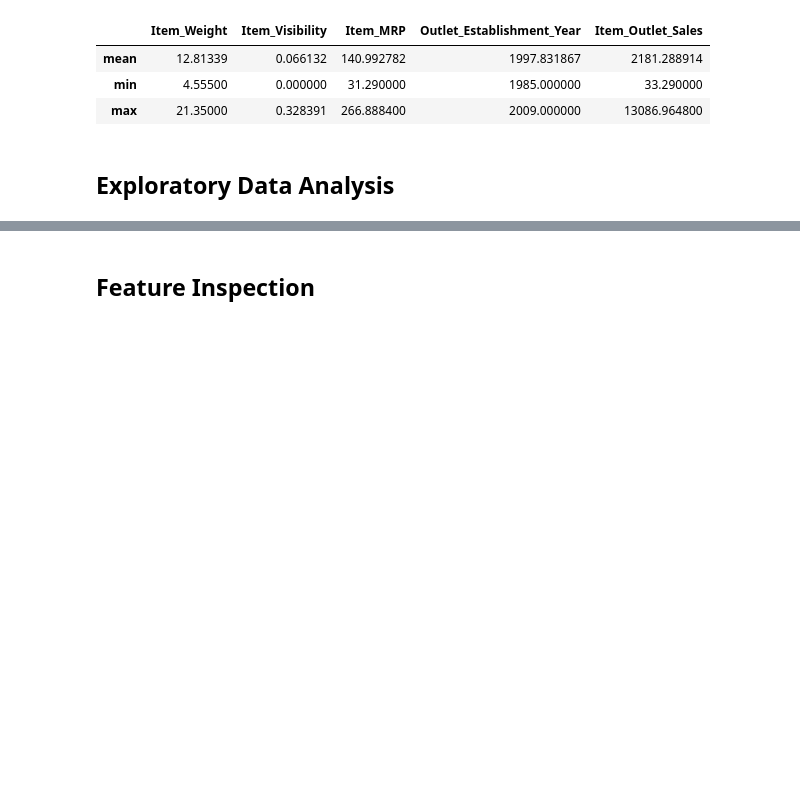
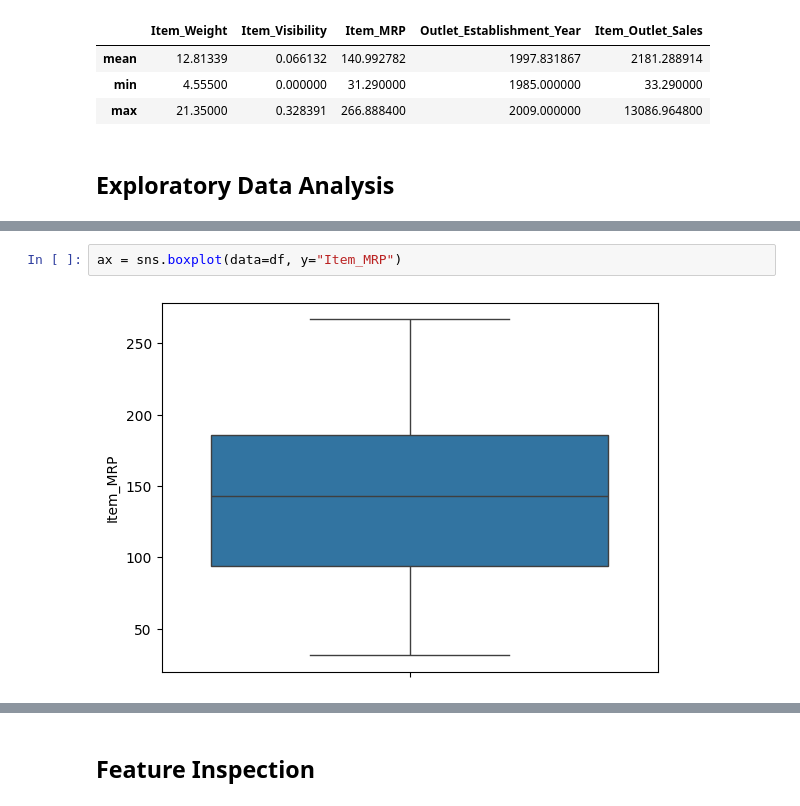
Before and after one commit to AymanAlnajjar/Prediction-of-Product-Sales, a Jupyter notebook: Prediction_of_Product_Sale.ipynb, the cells around one changed output, grey strips where cells are left out. Drawn from its saved outputs; the diff is of its cells as text; blank space fills up the shorter version.

```diff
--- a/Prediction_of_Product_Sale.ipynb
+++ b/Prediction_of_Product_Sale.ipynb
@@ -182,0 +199,4 @@ stats.loc[['mean','min','max']]
+# %%
+ax = sns.boxplot(data=df, y="Item_MRP")
+# %% [output]
+[figure, added]
```
Also changed, not shown: parts of 4 cells of this notebook.
